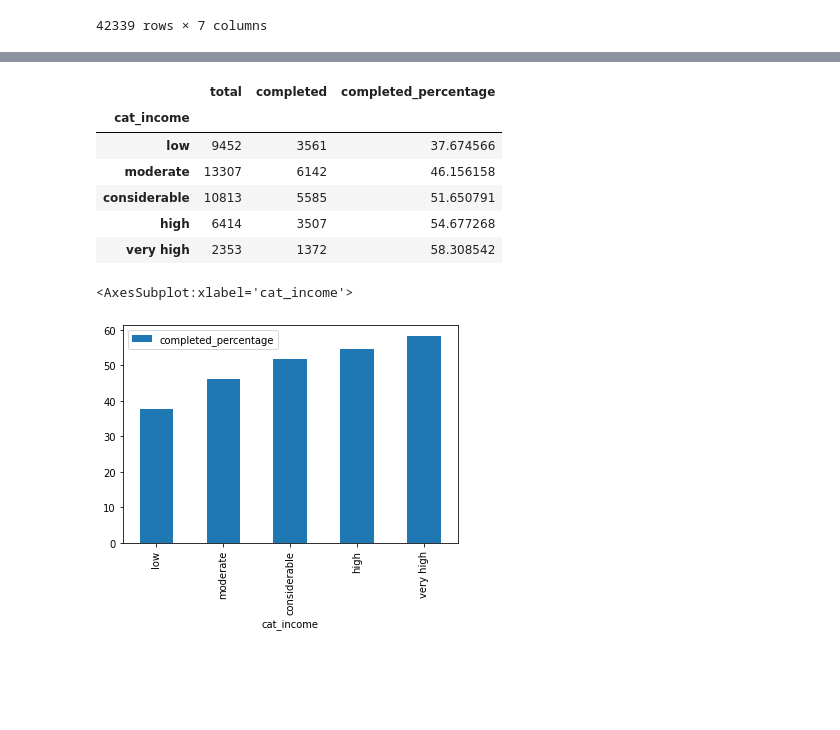
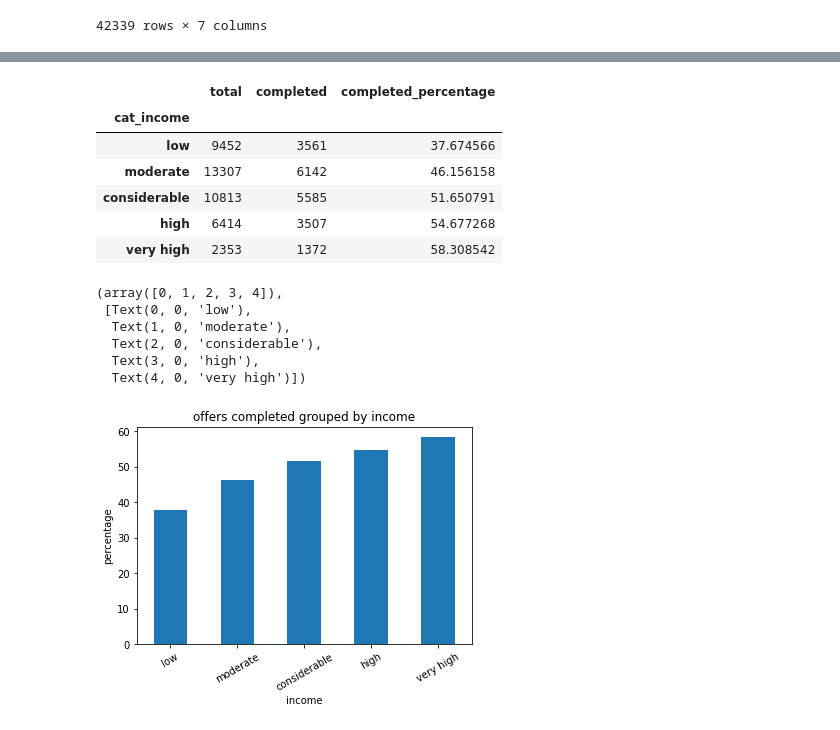
Before and after one commit to Sopka/udacity-starbucks-capstone, a Jupyter notebook: data_aggregation.ipynb, the cells around one changed output, grey strips where cells are left out. Drawn from its saved outputs; the diff is of its cells as text; code cells hidden in the pictures; blank space fills up the shorter version.

```diff
--- a/Starbucks_Capstone_notebook.ipynb
+++ b/data_aggregation.ipynb
@@ -275,6 +290,13 @@ Age of 118 has exactly 2175 hits. The same count as number of NaNs. So are they
 are those person with null entries even listed in transcript? True
 # %%
 def prepare_profile(profile ):
+    '''
+    Description: cleanup profile's age values, convert gender category type to numbers
+                 and convert membership startdate to datetime objects
+    Arguments:
+      profile (pandas.DataFrame): DataFrame with columns age,gender, became_member_on
+    Returns: Copy of the transformed DataFrame
+    '''
     profile = profile.copy()  # do not alter the original values outside of this function
 
     # correct highly possible fake value with age==118
@@ -781,16 +807,24 @@ dtevent_combined
 # now merge the information from profile and portfolio into the aggregated transcript DataFrame
 # %%
 def enrich_dtevent(dtevent, profile, portfolio):
+    '''
+    Description: Merge profile and portfolio datasets into the processed transcript DataFrame
+    Arguments:
+      dtevent (pandas.DataFrame): the processed transcript DataFrame, e.g the result of
+                                   combine_offer_viewed_and_completed function
+      profile (pandas.DataFrame): the result of the prepare_profile function
+      portfolio (pandas.DataFrame): the result of the prepare_portfolio function
+    '''
     pdtevent = dtevent.copy()
     pdtevent = pdtevent.merge(profile, left_on='person', right_on='id', how='left')
     pdtevent.drop(columns=['id'], inplace=True)
     pdtevent = pdtevent.merge(portfolio, left_on='offer_id', right_on='id', how='left')
     pdtevent.drop(columns=['id'], inplace=True)
-    pdtevent.drop(columns=['offer_type'], inplace=True)
-    # todo: go only for offer_type_encoded not the ot_available columns...
     return pdtevent.sort_values(by=['person','offer_id'])
 
 enriched_dtevent = enrich_dtevent(dtevent_combined, pprofile, pportfolio)
+
+# save final aggregated DataFrame to disk
 enriched_dtevent.to_csv('enriched_dtevent.csv', index=False)
 
 enriched_dtevent
@@ -842,27 +909,45 @@ g.set_xticklabels(rotation=30)
 # %%
-def income_completed_percentage(income_df,title):
-        income_df = income_df.copy()
-        incomes = pd.cut(income_df.income, 5, labels=['low', 'moderate' ,'considerable', 'high', 'very high'],retbins=True)
-        income_df['cat_income'] = incomes[0]
-        cat_count = income_df.groupby(by='cat_income').cat_income.count()
-        cat_completed_count = income_df.groupby(by='cat_income').completed.sum()
-        cats = pd.concat([pd.DataFrame(cat_count), pd.DataFrame(cat_completed_count)], axis=1)
-        cats.columns=['total','completed']
-        cats['completed_percentage'] = cats.completed/cats.total*100
-        cats.style.set_caption(title)
-        return cats
+def income_completed_percentage(income_df):
+    '''
+    Description: represent income values as 5 categories 'low', 'moderate' ,'considerable', 'high', 'very high'
+    Arguments:
+      income_df (pandas.DataFrame): a DataFrame with columns income and completed
+    Returns: a new pandas.DataFrame where the income is represented by 5 categories (the index) calculated
+             statistics for the entries in the original DataFrame. The columns are:
+             total: total number of entries with the index income
+             completed: how many of the total entries had the status completed
+             completed_percentage: ratio of completed entries to total entries
+    '''
+    income_df = income_df.copy()
+    # label income values with 5 categories
+    incomes = pd.cut(income_df.income, 5, labels=['low', 'moderate' ,'considerable', 'high', 'very high'],retbins=True)
+    income_df['cat_income'] = incomes[0]
+    cat_count = income_df.groupby(by='cat_income').cat_income.count()
+    cat_completed_count = income_df.groupby(by='cat_income').completed.sum()
+    cats = pd.concat([pd.DataFrame(cat_count), pd.DataFrame(cat_completed_count)], axis=1)
+    cats.columns=['total','completed']
+    cats['completed_percentage'] = cats.completed/cats.total*100
+    return cats
 
-completed_by_income = income_completed_percentage(enriched_dtevent, "income").sort_values(by='completed_percentage')
+completed_by_income = income_completed_percentage(enriched_dtevent)
 display(completed_by_income)
-completed_by_income.plot.bar(y='completed_percentage')
-# todo use sns like below to draw the chart
+
+ax = completed_by_income.plot(kind='bar',y='completed_percentage', title='offers completed grouped by income', legend=None)
+ax.set_xlabel('income')
+ax.set_ylabel('percentage')
+plt.xticks(rotation=30)
 # %% [output]
 |  | total | completed | completed_percentage |
 | cat_income |  |  |  |
 | low | 9452 | 3561 | 37.674566 |
 | moderate | 13307 | 6142 | 46.156158 |
 | considerable | 10813 | 5585 | 51.650791 |
 | high | 6414 | 3507 | 54.677268 |
 | very high | 2353 | 1372 | 58.308542 |
-<AxesSubplot:xlabel='cat_income'>
+(array([0, 1, 2, 3, 4]),
+ [Text(0, 0, 'low'),
+  Text(1, 0, 'moderate'),
+  Text(2, 0, 'considerable'),
+  Text(3, 0, 'high'),
+  Text(4, 0, 'very high')])
-[figure, old version]
+[figure, new version]
```
Also changed, not shown: parts of 13 cells of this notebook, 7 other files.
